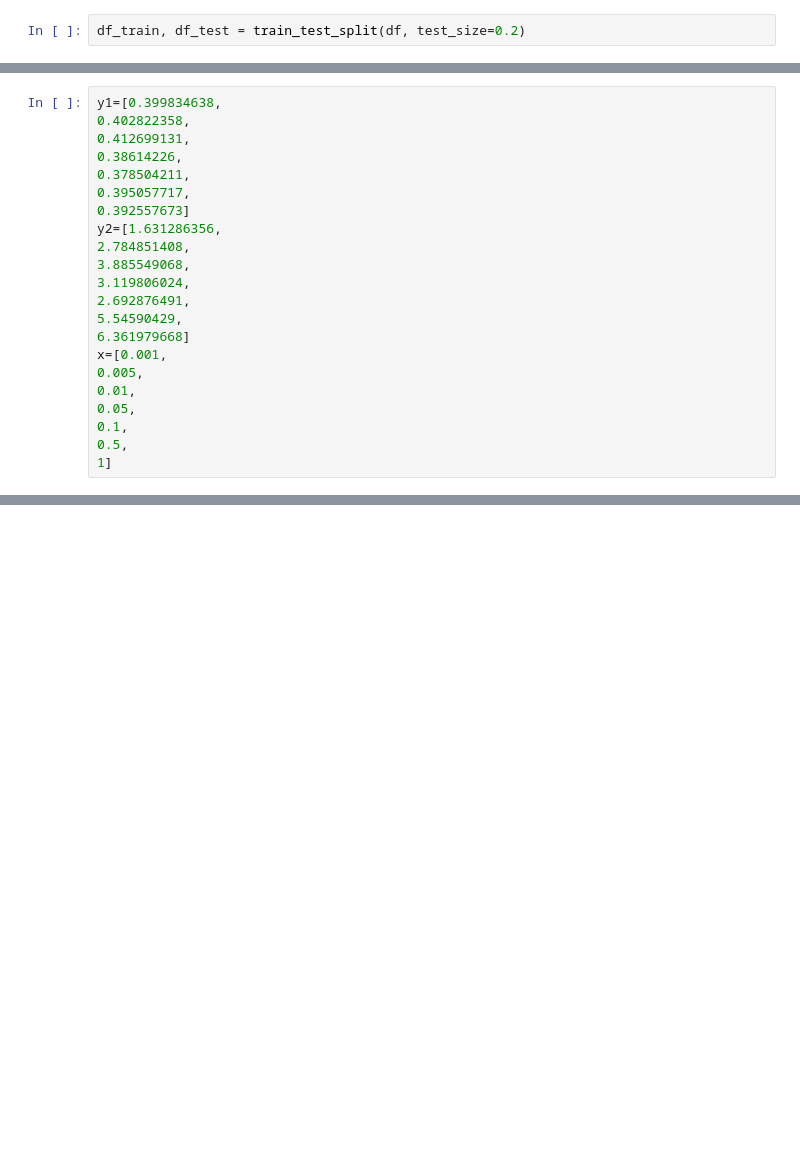
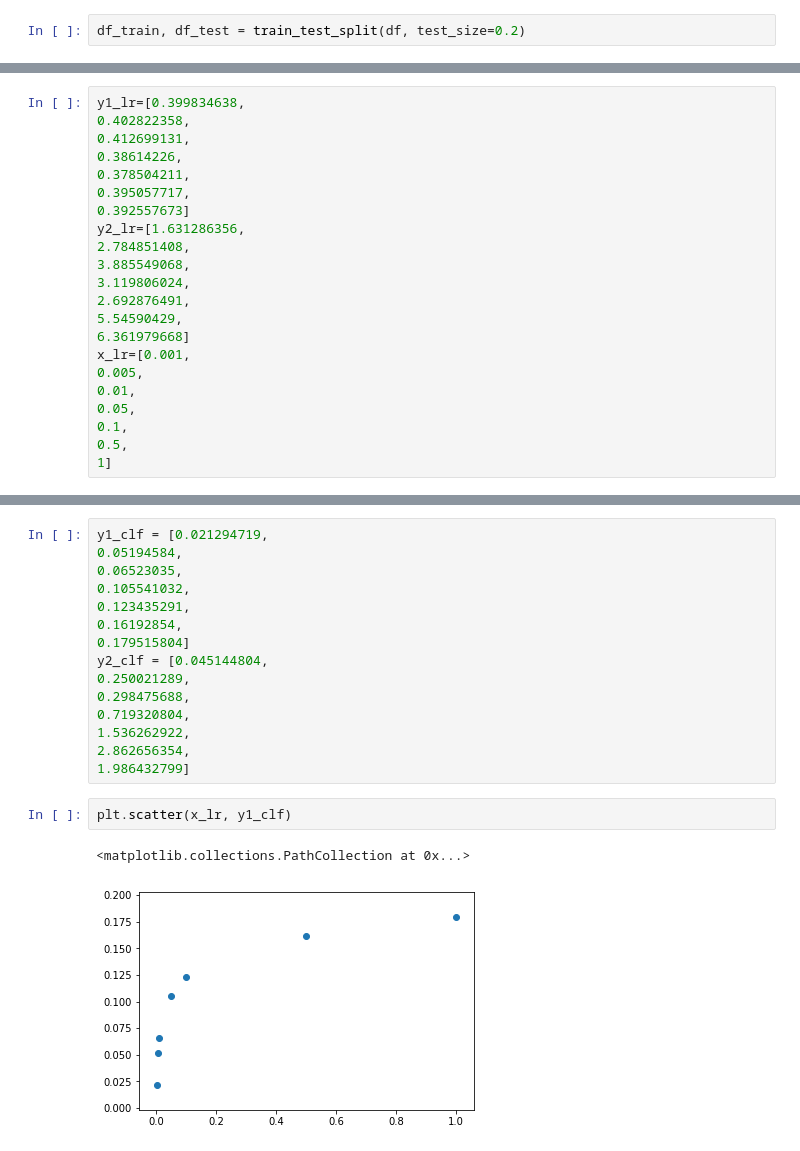
Before and after one commit to pFiT2700/sale_prediction, a Jupyter notebook: solution_sales.ipynb, the cells around one changed output, grey strips where cells are left out. Cells and saved outputs as stored; diff of their text form; blank space fills up the shorter version.

```diff
--- a/solution_sales.ipynb
+++ b/solution_sales.ipynb
@@ -115,19 +125,19 @@ mean_squared_error(df_test_Y.values, df_test_pred)
 # %%
-y1=[0.399834638,
+y1_lr=[0.399834638,
 0.402822358,
 0.412699131,
 0.38614226,
 0.378504211,
 0.395057717,
 0.392557673]
-y2=[1.631286356,
+y2_lr=[1.631286356,
 2.784851408,
 3.885549068,
 3.119806024,
 2.692876491,
 5.54590429,
 6.361979668]
-x=[0.001,
+x_lr=[0.001,
 0.005,
 0.01,
 0.05,
@@ -144,3 +154,23 @@ plt.scatter(x,y2)
 # %% [output]
 <matplotlib.collections.PathCollection at 0x...>
 [figure]
+# %%
+y1_clf = [0.021294719,
+0.05194584,
+0.06523035,
+0.105541032,
+0.123435291,
+0.16192854,
+0.179515804]
+y2_clf = [0.045144804,
+0.250021289,
+0.298475688,
+0.719320804,
+1.536262922,
+2.862656354,
+1.986432799]
+# %%
+plt.scatter(x_lr, y1_clf)
+# %% [output]
+<matplotlib.collections.PathCollection at 0x...>
+[figure, added]
```
Also changed, not shown: parts of 10 cells of this notebook, 1 other file.
